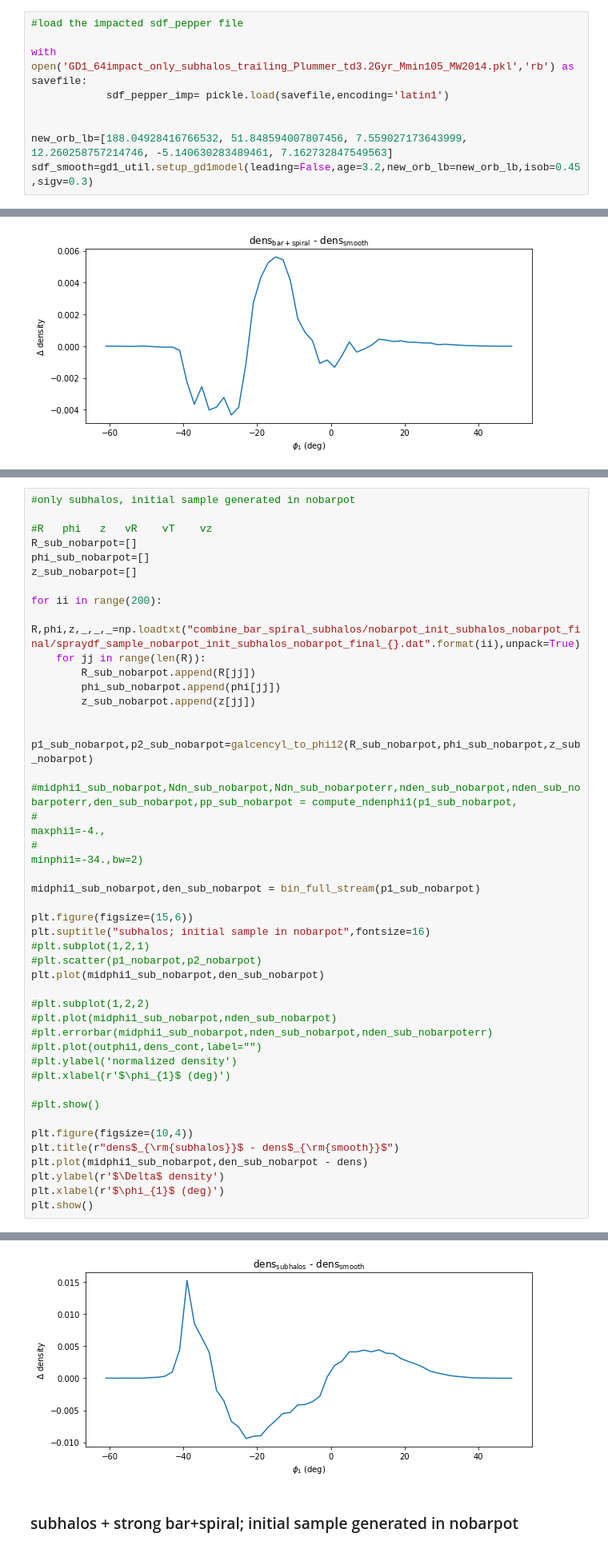
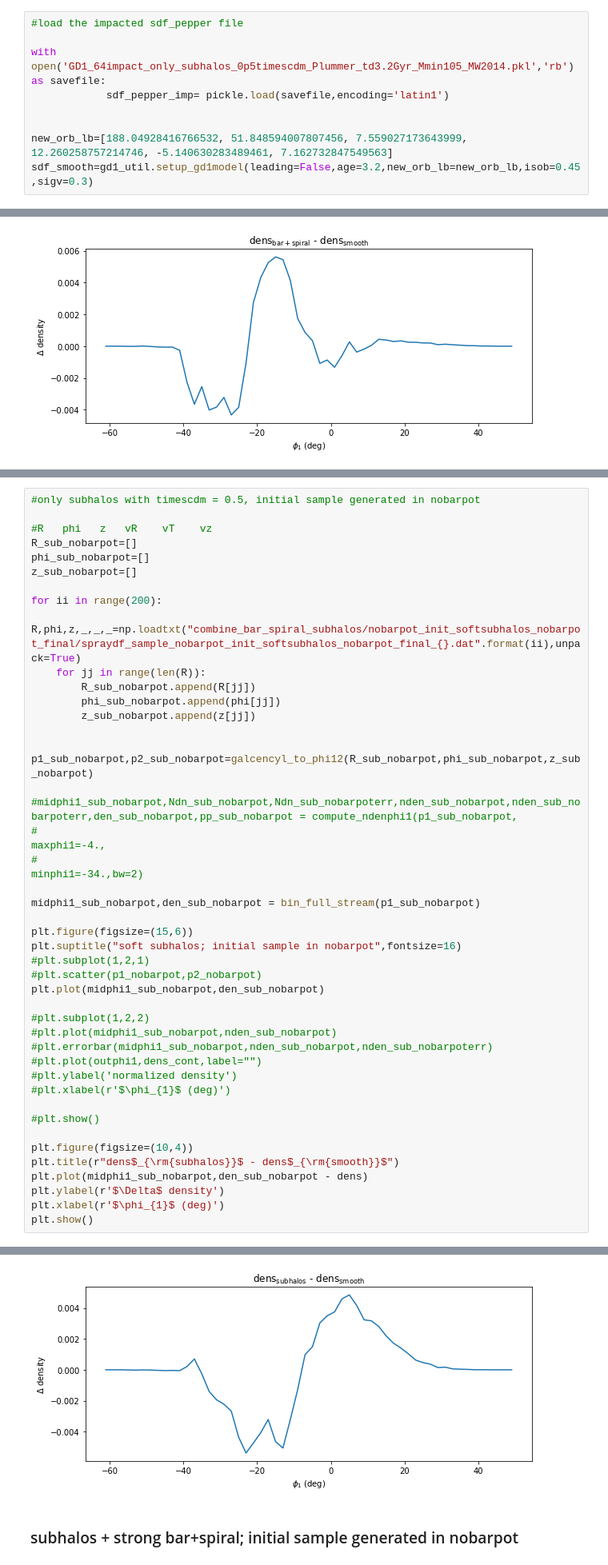
Before and after one commit to nbanik/Analyze_GD-1, a Jupyter notebook: spraydf_combine_bar+spiral and subhalos.ipynb, the cells around one changed output, grey strips where cells are left out. Shown at 80% size. Cells and saved outputs as stored; diff of their text form.

```diff
--- a/spraydf_combine_bar+spiral and subhalos.ipynb
+++ b/spraydf_combine_bar+spiral and subhalos.ipynb
@@ -37,7 +37,7 @@ turn_physical_off(MW_bar_spiral_pot)
 # %%
 #load the impacted sdf_pepper file
 
-with open('GD1_64impact_only_subhalos_trailing_Plummer_td3.2Gyr_Mmin105_MW2014.pkl','rb') as savefile:
+with open('GD1_64impact_only_subhalos_0p5timescdm_Plummer_td3.2Gyr_Mmin105_MW2014.pkl','rb') as savefile:
             sdf_pepper_imp= pickle.load(savefile,encoding='latin1')
 
 
@@ -591,5 +591,5 @@ bin edges : [-62. -60. -58. -56. -54. -52. -50. -48. -46. -44. -42. -40. -38. -3
 # %%
-#only subhalos, initial sample generated in nobarpot
+#only subhalos with timescdm = 0.5, initial sample generated in nobarpot
 
 #R   phi   z   vR    vT    vz
 R_sub_nobarpot=[]
@@ -597,7 +597,7 @@ phi_sub_nobarpot=[]
 z_sub_nobarpot=[]
 
 for ii in range(200):
-    R,phi,z,_,_,_=np.loadtxt("combine_bar_spiral_subhalos/nobarpot_init_subhalos_nobarpot_final/spraydf_sample_nobarpot_init_subhalos_nobarpot_final_{}.dat".format(ii),unpack=True)
+    R,phi,z,_,_,_=np.loadtxt("combine_bar_spiral_subhalos/nobarpot_init_softsubhalos_nobarpot_final/spraydf_sample_nobarpot_init_softsubhalos_nobarpot_final_{}.dat".format(ii),unpack=True)
     for jj in range(len(R)):
         R_sub_nobarpot.append(R[jj])
         phi_sub_nobarpot.append(phi[jj])
@@ -613,7 +613,7 @@ p1_sub_nobarpot,p2_sub_nobarpot=galcencyl_to_phi12(R_sub_nobarpot,phi_sub_nobarp
 midphi1_sub_nobarpot,den_sub_nobarpot = bin_full_stream(p1_sub_nobarpot)
 
 plt.figure(figsize=(15,6))
-plt.suptitle("subhalos; initial sample in nobarpot",fontsize=16)
+plt.suptitle("soft subhalos; initial sample in nobarpot",fontsize=16)
 #plt.subplot(1,2,1)
 #plt.scatter(p1_nobarpot,p2_nobarpot)
 plt.plot(midphi1_sub_nobarpot,den_sub_nobarpot)
@@ -645,4 +645,4 @@ bin edges : [-62. -60. -58. -56. -54. -52. -50. -48. -46. -44. -42. -40. -38. -3
-[figure, old version]
+[figure, new version]
 # %% [markdown]
 ### subhalos + strong bar+spiral; initial sample generated in nobarpot
 # %%
```
Also changed, not shown: parts of 4 cells of this notebook.
